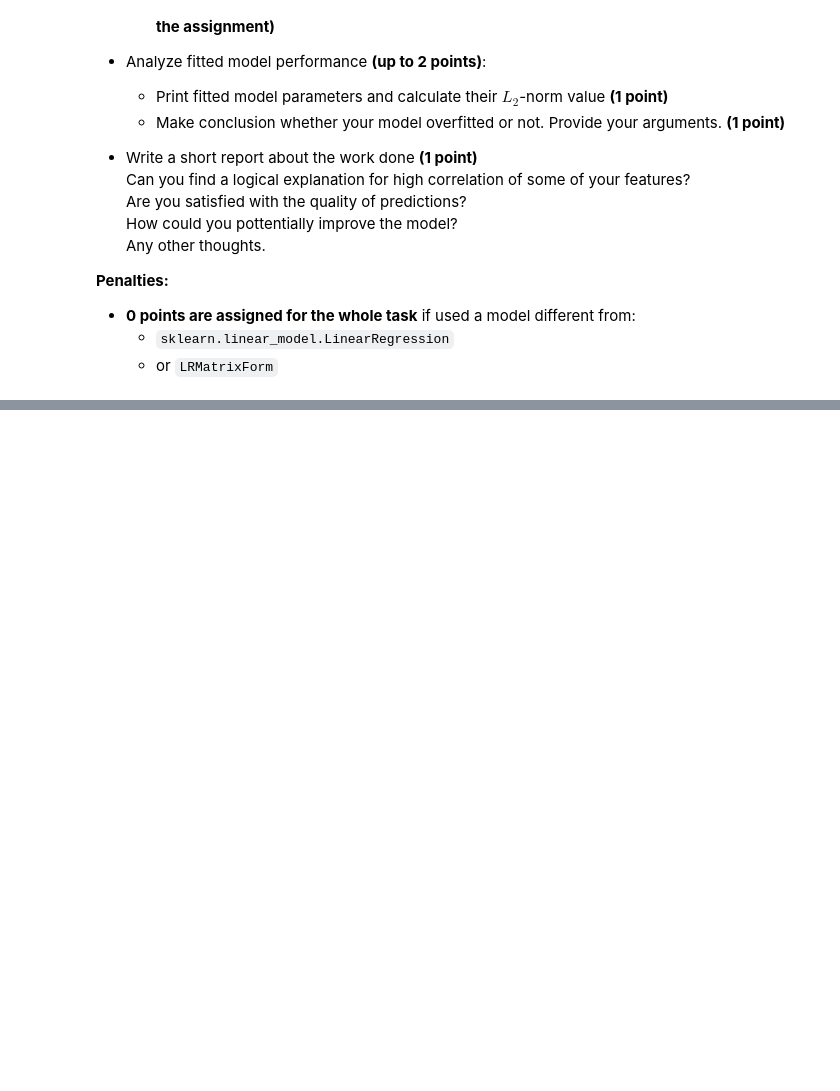
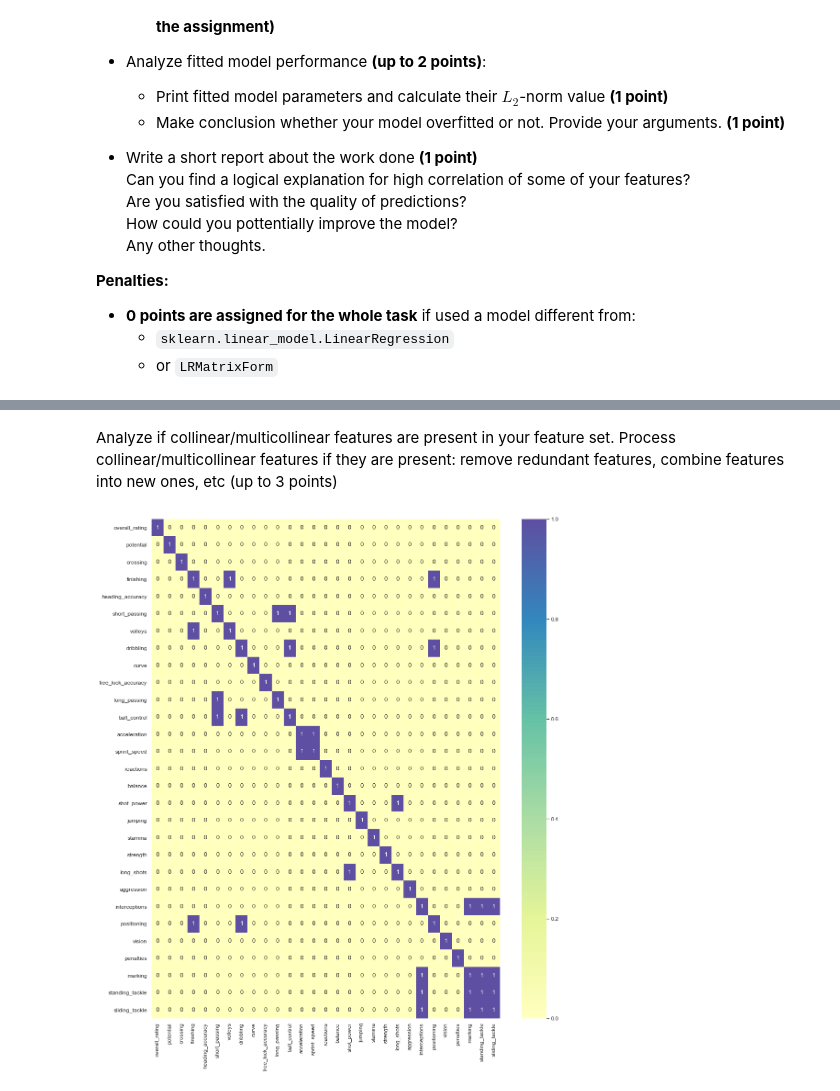
Before and after one commit to Zauralochka/RSSchool_ML, a Jupyter notebook: linear_regression.ipynb, the cells around one changed output, grey strips where cells are left out. Cells and saved outputs as stored; diff of their text form; code cells hidden in the pictures; blank space fills up the shorter version.

```diff
--- a/linear_regression.ipynb
+++ b/linear_regression.ipynb
@@ -1583,0 +1688,9 @@ Steps you need to follow:
+# %% [markdown]
+Analyze if collinear/multicollinear features are present in your feature set.
+Process collinear/multicollinear features if they are present:
+remove redundant features, combine features into new ones, etc (up to 3 points)
+# %%
+plt.figure(figsize = (17, 20))
+sns.heatmap(correlation_matrix > 0.85, center=0, cmap="Spectral", annot=True, );
+# %% [output]
+[figure, added]
```
Also changed, not shown: parts of 56 cells of this notebook.
